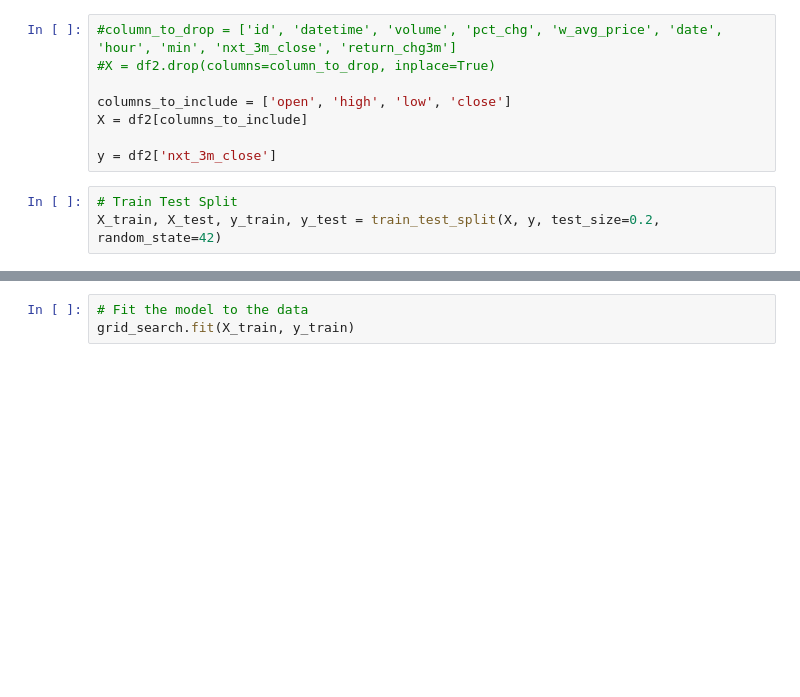
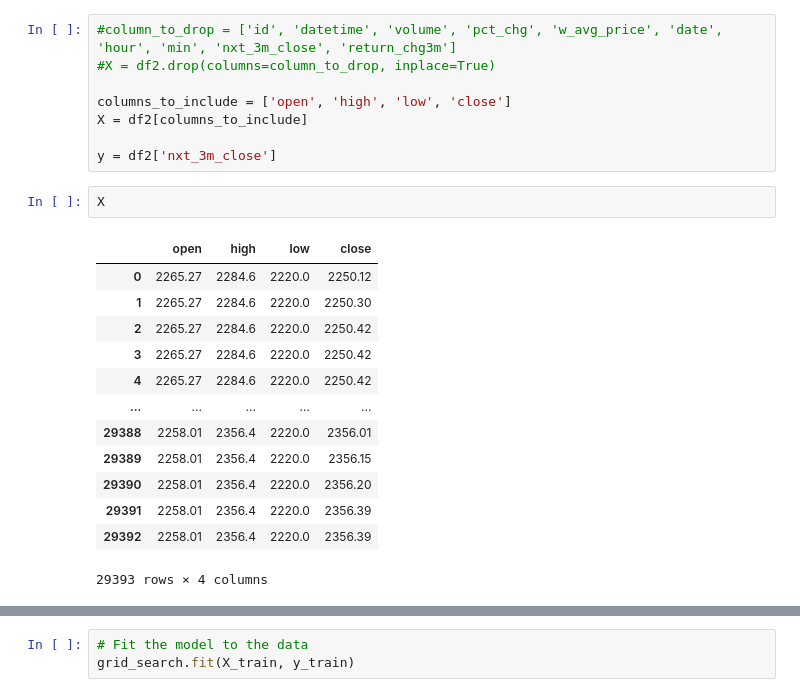
Before and after one commit to eatrabyo/dads-6005-crypto-forecast, a Jupyter notebook: Random_forest.ipynb, the cells around one changed output, grey strips where cells are left out. Drawn from its saved outputs; the diff is of its cells as text; blank space fills up the shorter version.

```diff
--- a/Random_forest.ipynb
+++ b/Random_forest.ipynb
@@ -124,6 +104,19 @@ columns_to_include = ['open', 'high', 'low', 'close']
 X = df2[columns_to_include]
 
 y = df2['nxt_3m_close']
-# %%
-# Train Test Split
-X_train, X_test, y_train, y_test = train_test_split(X, y, test_size=0.2, random_state=42)
+# %%
+X
+# %% [output]
+|  | open | high | low | close |
+| 0 | 2265.27 | 2284.6 | 2220.0 | 2250.12 |
+| 1 | 2265.27 | 2284.6 | 2220.0 | 2250.30 |
+| 2 | 2265.27 | 2284.6 | 2220.0 | 2250.42 |
+| 3 | 2265.27 | 2284.6 | 2220.0 | 2250.42 |
+| 4 | 2265.27 | 2284.6 | 2220.0 | 2250.42 |
+| ... | ... | ... | ... | ... |
+| 29388 | 2258.01 | 2356.4 | 2220.0 | 2356.01 |
+| 29389 | 2258.01 | 2356.4 | 2220.0 | 2356.15 |
+| 29390 | 2258.01 | 2356.4 | 2220.0 | 2356.20 |
+| 29391 | 2258.01 | 2356.4 | 2220.0 | 2356.39 |
+| 29392 | 2258.01 | 2356.4 | 2220.0 | 2356.39 |
+29393 rows × 4 columns
```
Also changed, not shown: parts of 36 cells of this notebook.
